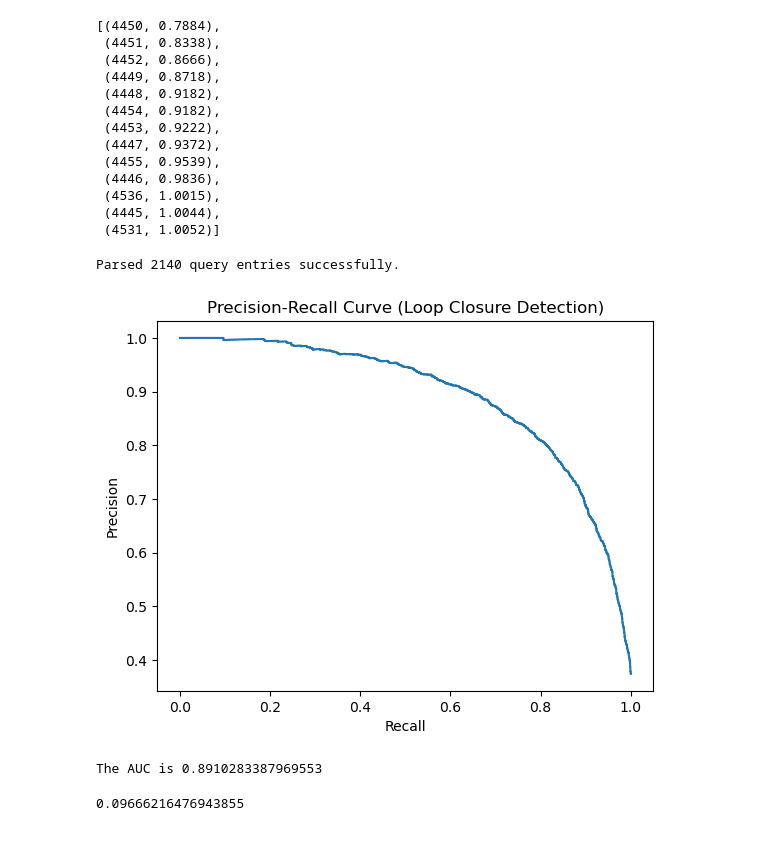
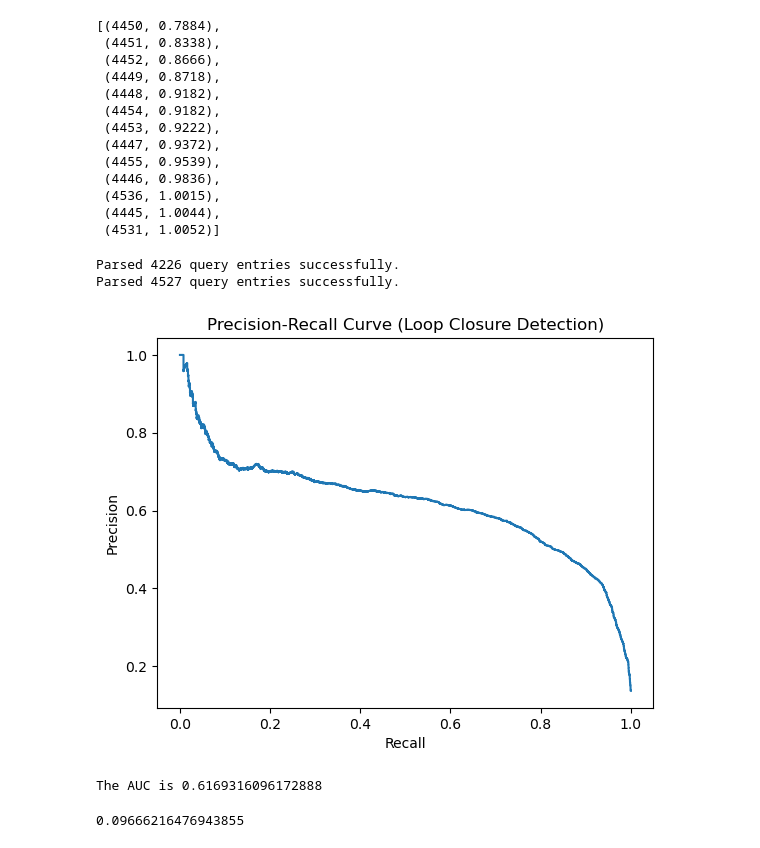
Before and after one commit to enguang2/netvlad, a Jupyter notebook: LCD_KITTI_ground_truth.ipynb, the cells around one changed output. Cells and saved outputs as stored; diff of their text form; code cells hidden in the pictures.

```diff
--- a/LCD_KITTI_ground_truth.ipynb
+++ b/LCD_KITTI_ground_truth.ipynb
@@ -266,7 +339,7 @@ def parse_netvlad_results(file_path, exclusion_range=100):
 # %%
 #Let's check the result for image 0, check netvlad_result.txt for validation
 
-netvlad_results = parse_netvlad_results('./netvlad_result_faiss.txt')
+netvlad_results = parse_netvlad_results('./netvlad_result_faiss_large.txt')
 # netvlad_results = parse_netvlad_results('./netvlad_result_faiss.txt')
 # netvlad_results = parse_netvlad_results('./netvlad_result.txt')
 # %% [output]
@@ -415,7 +546,7 @@ import matplotlib.pyplot as plt
 netvlad_results_file = './netvlad_result_faiss.txt'
 ground_truth_file = './loop_closures_ground_truth.txt'
 
-def prepare_labels_and_scores(netvlad_results, ground_truth):
+def prepare_labels_and_scores(netvlad_results, ground_truth, method = 'netvlad'):
     """
     Flattens the data into arrays for sklearn:
       y_true: 1 if candidate is in ground_truth, else 0
@@ -426,9 +557,15 @@ def prepare_labels_and_scores(netvlad_results, ground_truth):
     all_labels = []
     all_scores = []
 
+    # Some images has no valid candidates(temporal constraint exclude all candidates)
+    # e.g. 238 in netvlad_large
+    # candidates is a list of [(frame_id, distance), (frame_id, distance)]
     for query_id, candidates in netvlad_results.items():
+
         # If there's no ground truth for this query, skip it
+        # TODO, should we skip frames with no groundtruth lcd matches?
         if query_id not in ground_truth:
+            # print(f'Frame {query_id} is in netvlad but has no groundtruth?')
             continue
 
         true_matches = ground_truth[query_id] #true_matches is a set containing groundtruth match to query_id
@@ -440,7 +577,10 @@ def prepare_labels_and_scores(netvlad_results, ground_truth):
             # Score = negative distance (so smaller dist => higher score)
             # Alternatively, you could use score = 1.0 - dist if distances are within [0,1]
             # or 1.0 / (1.0 + dist), etc.
-            score = -dist
+            if method == "netvlad":
+                score = -dist
+            elif method =="dbow":
+                score = dist
 
             all_labels.append(label)
             all_scores.append(score)
@@ -506,22 +669,26 @@ netvlad_results[0]
  (4531, 1.0052)]
 # %%
 # netvlad result parser and groundtruth parser defined above
-netvlad_results_file = './netvlad_result_faiss.txt'
+netvlad_results_file = './netvlad_result_faiss_large.txt'
+dbow_results_file = './dbow_result_large.txt'
 ground_truth_file = './loop_closures_ground_truth.txt'
 
+
 netvlad_results = parse_netvlad_results(netvlad_results_file)
+dbow_results = parse_dbow_results(dbow_results_file)
 ground_truth = parse_ground_truth(ground_truth_file)
 
 # Flatten the data into arrays for sklearn
-y_true, y_score = prepare_labels_and_scores(netvlad_results, ground_truth)
-
+y_true, y_score = prepare_labels_and_scores(dbow_results, ground_truth, method = "dbow")
+# y_true, y_score = prepare_labels_and_scores(netvlad_results, ground_truth, method = "netvlad")
 # Plot precision-recall
 precision, recall, thresholds, auc_value = plot_precision_recall(y_true, y_score)
 print(f"The AUC is {auc_value}")
 # %% [output]
-Parsed 2140 query entries successfully.
+Parsed 4226 query entries successfully.
+Parsed 4527 query entries successfully.
-[figure, old version]
+[figure, new version]
-The AUC is 0.8910283387969553
+The AUC is 0.6169316096172888
 # %%
 find_recall_at_precision_drop(precision, recall)
 # %% [output]
```
Also changed, not shown: parts of 23 cells of this notebook.
